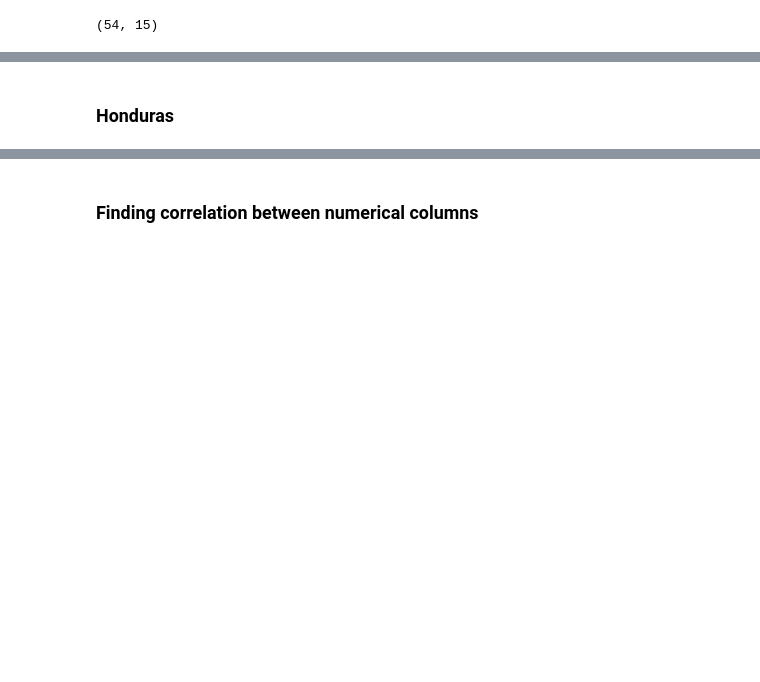
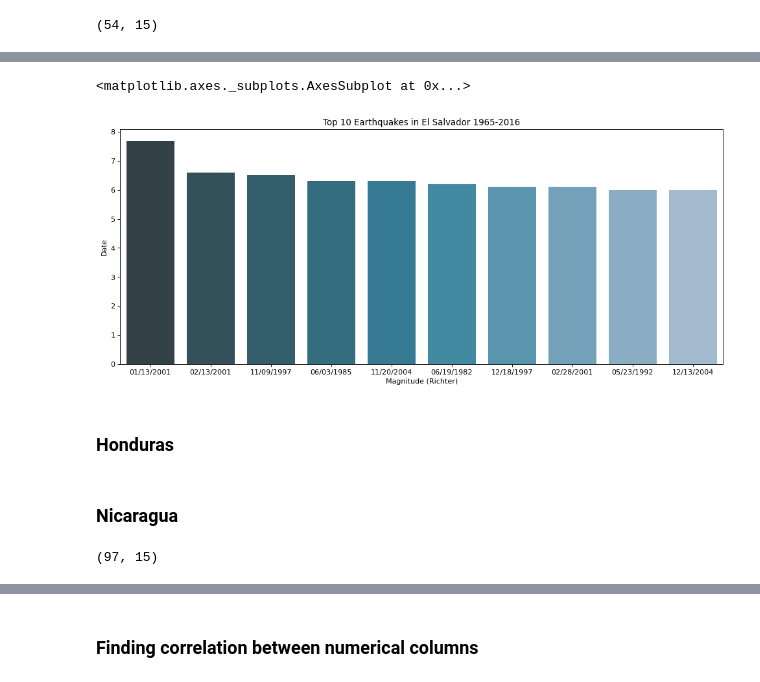
Before and after one commit to sotus30/Earthquakes_Central_America, a Jupyter notebook: Data Exploration 2.ipynb, the cells around one changed output, grey strips where cells are left out. Saved outputs shown, nothing was run; the diff lists cells and outputs as text; code cells hidden in the pictures; blank space fills up the shorter version.

```diff
--- a/Data Exploration 2.ipynb
+++ b/Data Exploration 2.ipynb
@@ -523,9 +537,9 @@ map_GUA
 # %% [markdown]
 <h3> El Salvador
 # %%
-index_names3 = df_CA1[(df_CA1['Latitude'] >= 12.4) & (df_CA1['Latitude'] <= 14) & (df_CA1['Longitude'] <= -88.59) & (df_CA1['Longitude'] >= -90.3)].index
+index_namesSV = df_CA1[(df_CA1['Latitude'] >= 12.4) & (df_CA1['Latitude'] <= 14) & (df_CA1['Longitude'] <= -88.59) & (df_CA1['Longitude'] >= -90.3)].index
 
-df_SV = df_CA1.loc[index_names3]
+df_SV = df_CA1.loc[index_namesSV]
 # %%
 df_SV.shape
 # %% [output]
@@ -543,5 +557,21 @@ for point in range(0, len(locationlistSV)):
 map_SV
 # %% [output]
 [interactive output not drawn]
+# %%
+SV_top10 = df_SV.nlargest(10, 'Magnitude')
+y= SV_top10['Magnitude'].values
+
+figure(num=None, figsize=(15, 6), dpi=80, facecolor='w', edgecolor='k')
+
+plt.title('Top 10 Earthquakes in El Salvador 1965-2016')
+plt.xlabel('Magnitude (Richter)')
+plt.ylabel('Date')
+
+sns.barplot(SV_top10['Date'].values, SV_top10['Magnitude'].values, palette='PuBuGn_d')
+# %% [output]
+<matplotlib.axes._subplots.AxesSubplot at 0x...>
+[figure, added]
 # %% [markdown]
 <H3> Honduras
+# %% [markdown]
+<H3> Nicaragua
@@ -547,0 +582,4 @@ map_SV
+# %%
+df_NI.shape
+# %% [output]
+(97, 15)
```
Also changed, not shown: parts of 21 cells of this notebook.
